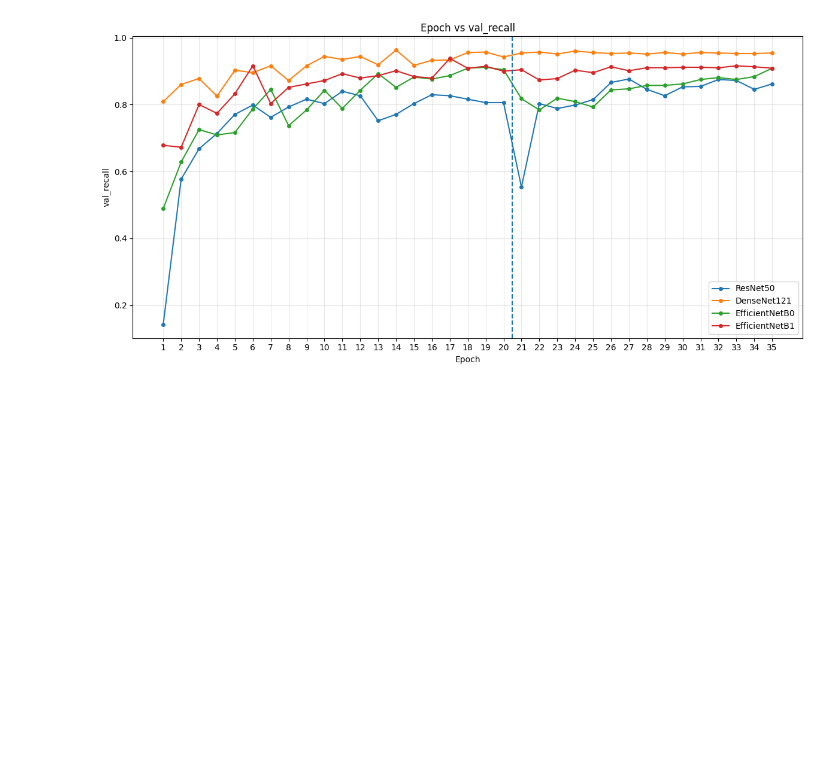
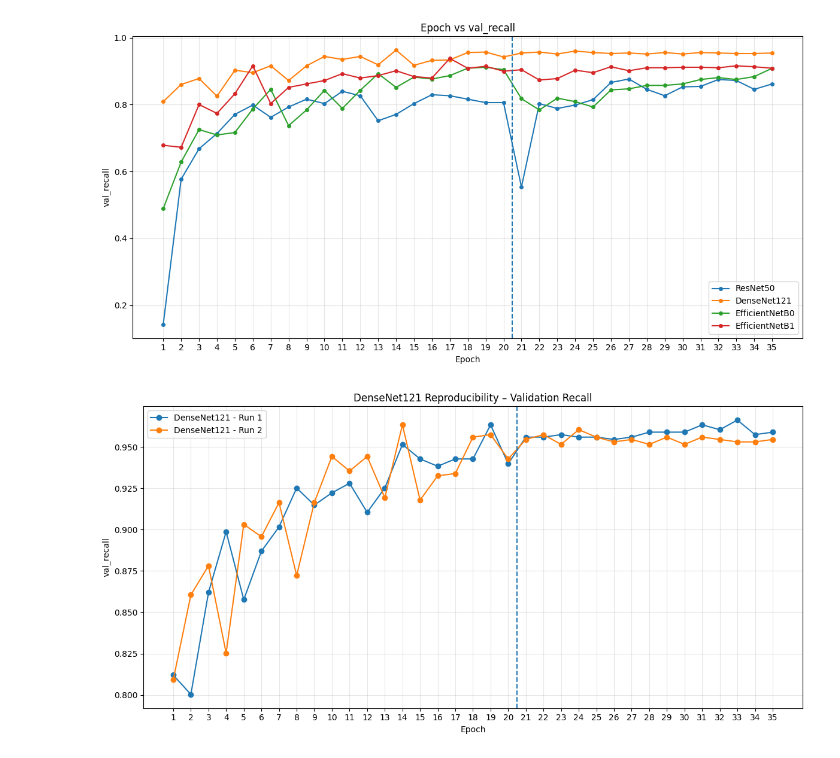
Before and after one commit to sai2pavan/colon-cancer-detection, a Jupyter notebook: colon_cancer_detection.ipynb, the cells around one changed output. Saved outputs shown, nothing was run; the diff lists cells and outputs as text; code cells hidden in the pictures; blank space fills up the shorter version.

Commit message:
analyzed densenet121 reproducability

```diff
--- a/colon_cancer_detection.ipynb
+++ b/colon_cancer_detection.ipynb
@@ -817,4 +817,37 @@ for metric in metrics:
 [figure]
 [figure]
 # %%
-|
+df_run1 = dataframes["DenseNet121_Run1"]
+df_run2 = dataframes["DenseNet121"]
+
+plt.figure(figsize=(12,6))
+
+plt.plot(
+    df_run1["epoch"],
+    df_run1["val_recall"],
+    marker='o',
+    label="DenseNet121 - Run 1"
+)
+
+plt.plot(
+    df_run2["epoch"],
+    df_run2["val_recall"],
+    marker='o',
+    label="DenseNet121 - Run 2"
+)
+
+plt.axvline(x=20.5, linestyle="--")
+
+max_epoch = max(len(df_run1), len(df_run2))
+plt.xticks(np.arange(1, max_epoch + 1, 1))
+
+plt.xlabel("Epoch")
+plt.ylabel("val_recall")
+plt.title("DenseNet121 Reproducibility – Validation Recall")
+
+plt.legend()
+plt.grid(True, alpha=0.3)
+plt.tight_layout()
+plt.show()
+# %% [output]
+[figure, added]
```
